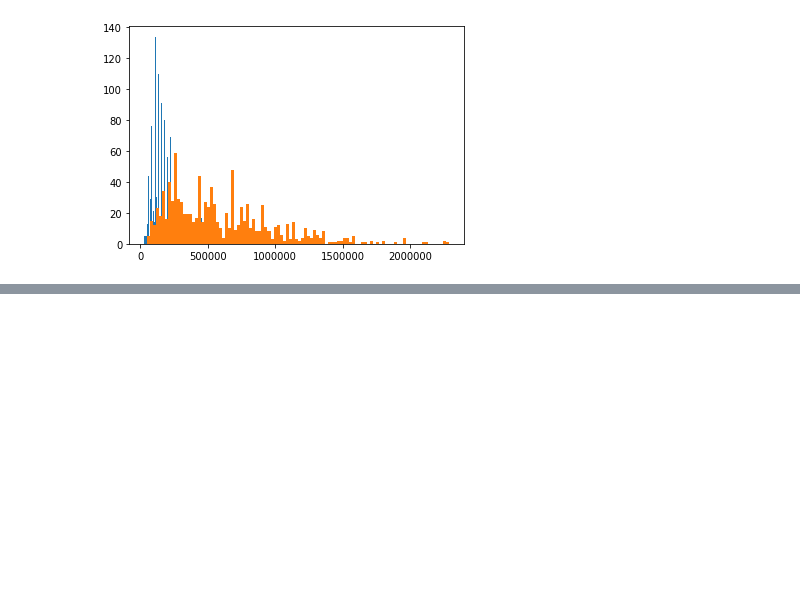
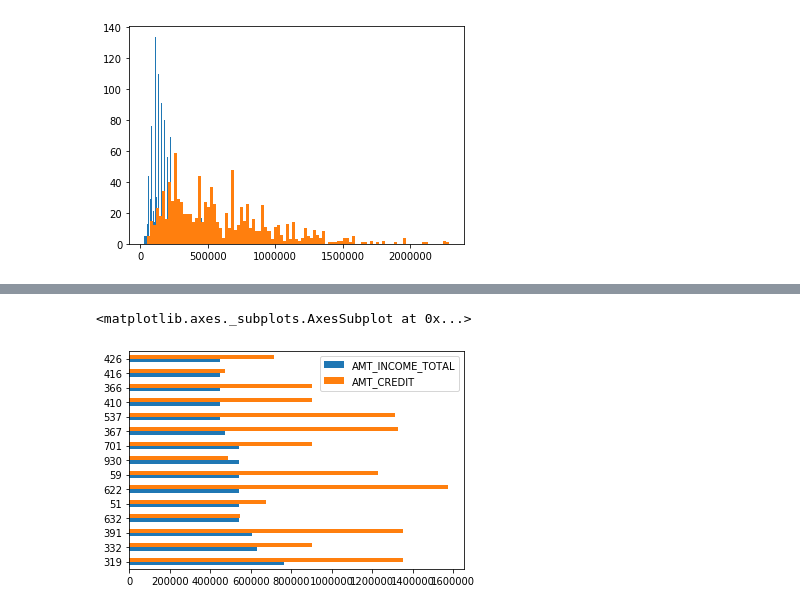
Before and after one commit to jong-liu/3rd-ML100Days, a Jupyter notebook: homework/Day_008_HW.ipynb, the cells around one changed output, grey strips where cells are left out. Drawn from its saved outputs; the diff is of its cells as text; code cells hidden in the pictures; blank space fills up the shorter version.

```diff
--- a/homework/Day_008_HW.ipynb
+++ b/homework/Day_008_HW.ipynb
@@ -89,3 +89,6 @@ new['AMT_CREDIT'].hist(grid=False, bins = 100)
 # %% [output]
 <matplotlib.axes._subplots.AxesSubplot at 0x...>
 [figure]
+# %%
+x = new.sort_values(by='AMT_INCOME_TOTAL', ascending=False).head(15)
+x
@@ -91,0 +112,5 @@ new['AMT_CREDIT'].hist(grid=False, bins = 100)
+# %%
+x.plot(kind = 'barh')
+# %% [output]
+<matplotlib.axes._subplots.AxesSubplot at 0x...>
+[figure, added]
```
Also changed, not shown: parts of 1 cell of this notebook.
